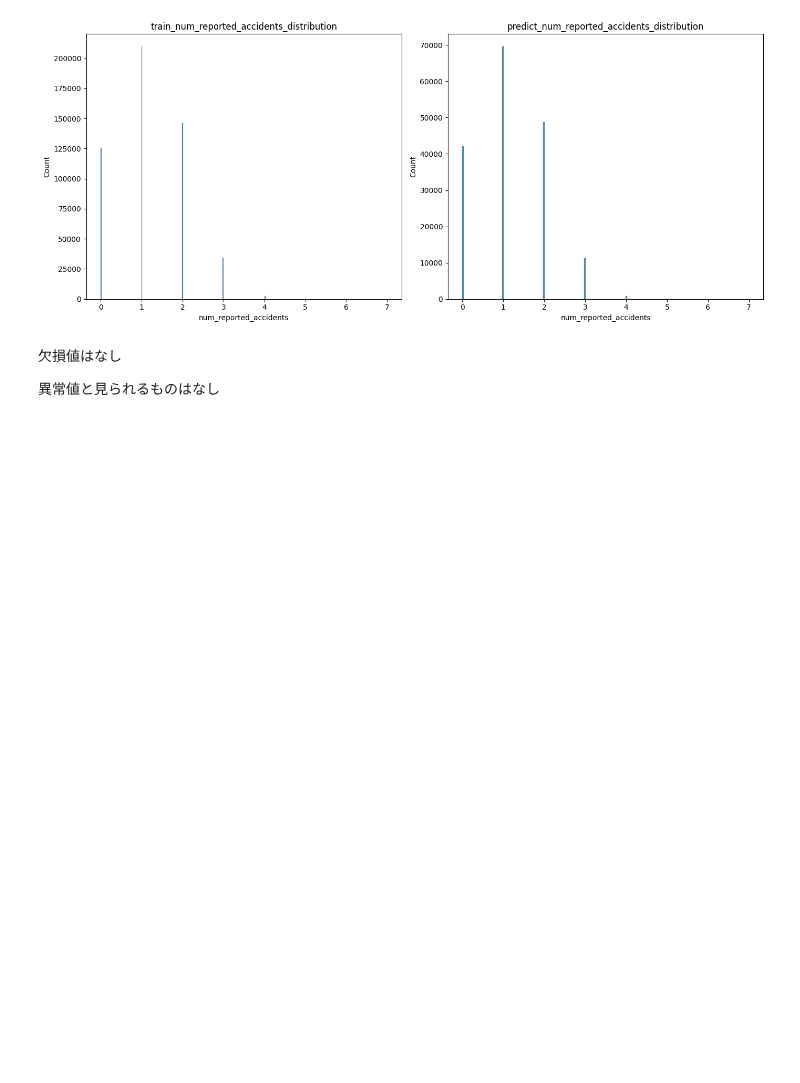
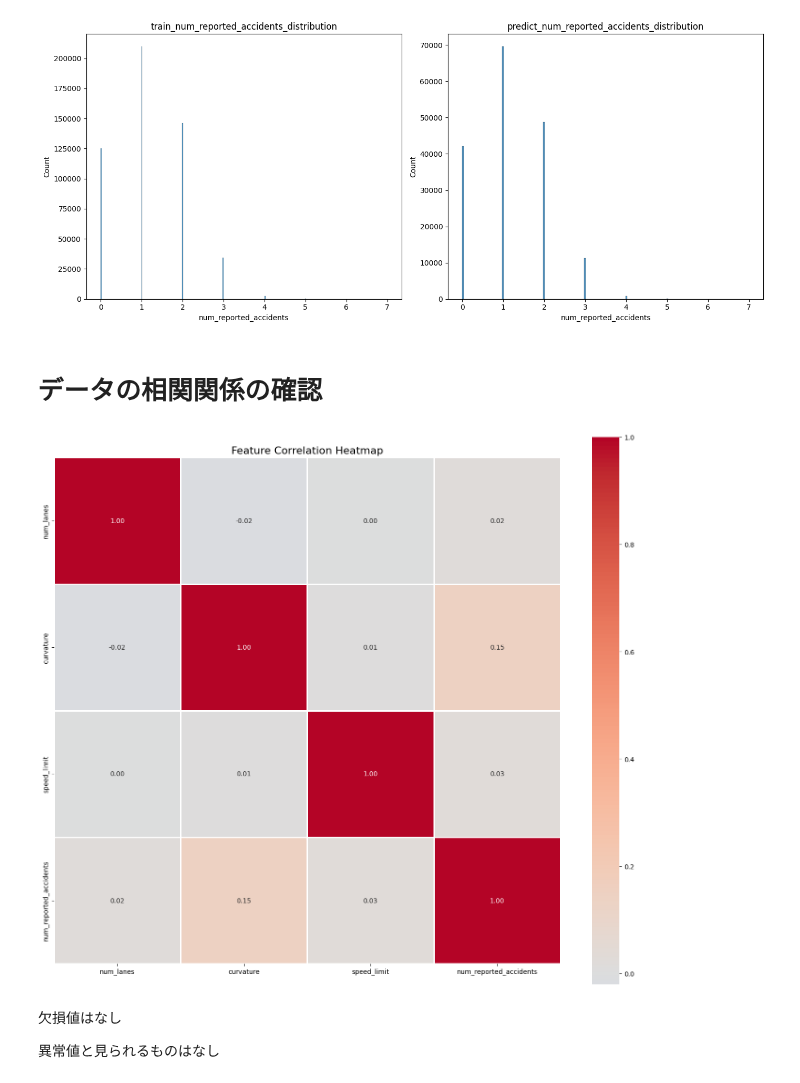
Before and after one commit to yasuo-kouki/kaggle-playground-series-s5e4, a Jupyter notebook: project/data_anlays.ipynb, the cells around one changed output. Cells and saved outputs as stored; diff of their text form; code cells hidden in the pictures; blank space fills up the shorter version.

```diff
--- a/project/data_anlays.ipynb
+++ b/project/data_anlays.ipynb
@@ -162,3 +162,5 @@ plt.tight_layout()
 plt.show()
 # %% [output]
 [figure]
+# %% [markdown]
+# データの相関関係の確認
@@ -165,3 +173,24 @@ plt.show()
+# %%
+def plot_correlation_heatmap(df, figsize=(14, 12)):
+    """
+    全特徴量間の相関関係をヒートマップで表示
+    """
+    numeric_cols = df.select_dtypes(include=[np.number]).columns
+    corr_matrix = df[numeric_cols].corr()
+
+    plt.figure(figsize=figsize)
+    sns.heatmap(corr_matrix, annot=True, fmt='.2f', cmap='coolwarm',
+                center=0, square=True, linewidths=1)
+    plt.title('Feature Correlation Heatmap', fontsize=16)
+    plt.tight_layout()
+    plt.show()
+
+    return corr_matrix
+
+# trainデータで全特徴量間の相関関係をヒートマップで表示
+corr_matrix = plot_correlation_heatmap(train.drop(columns=['id', 'accident_risk']))
+# %% [output]
+[figure, added]
 # %% [markdown]
 欠損値はなし
 
```
Also changed, not shown: parts of 1 cell of this notebook, 13 other files.
